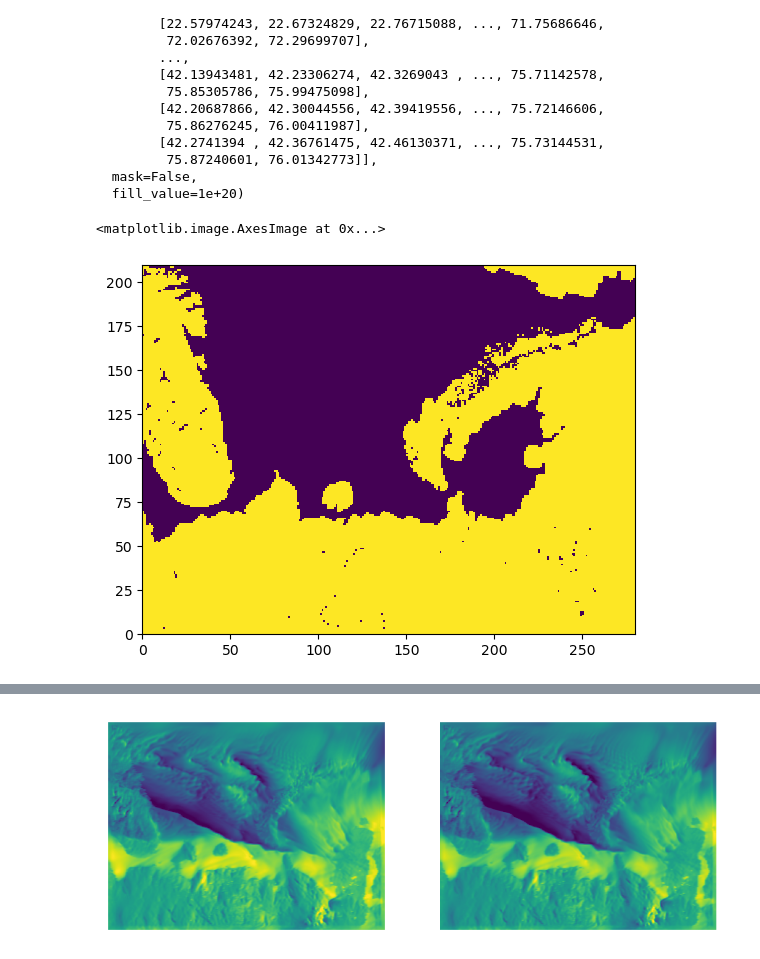
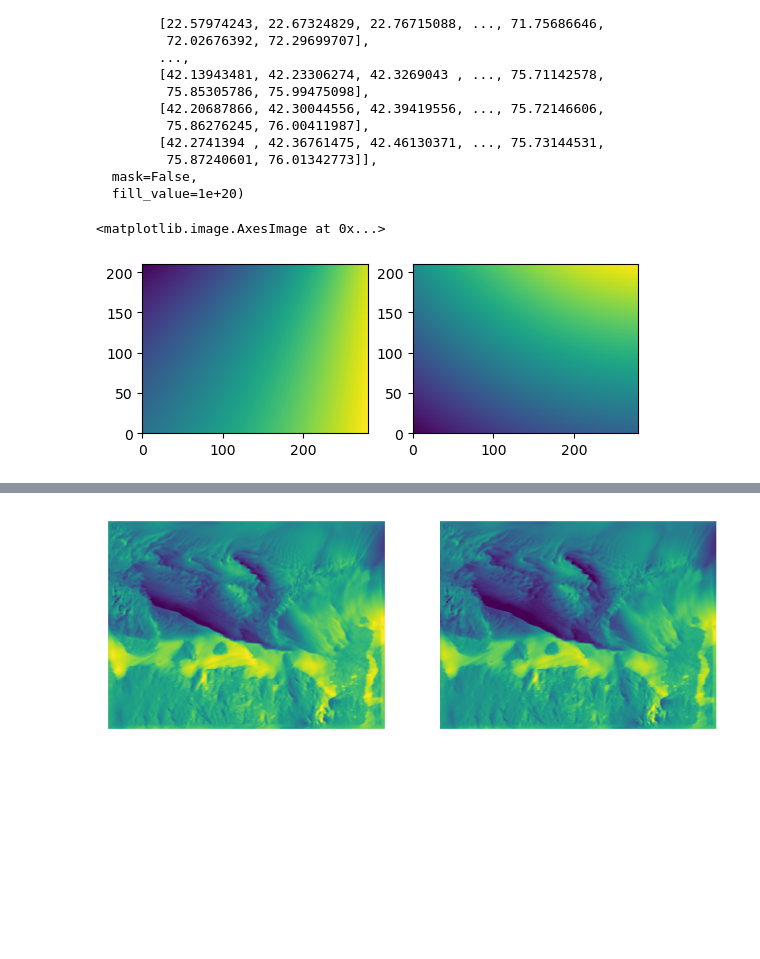
Before and after one commit to golikovva/WRFCorrection, a Jupyter notebook: debug_dataloader.ipynb, the cells around one changed output, grey strips where cells are left out. Saved outputs shown, nothing was run; the diff lists cells and outputs as text; code cells hidden in the pictures; blank space fills up the shorter version.

```diff
--- a/debug_dataloader.ipynb
+++ b/debug_dataloader.ipynb
@@ -46,10 +55,12 @@ masked_array(
   mask=False,
   fill_value=1e+20)
 # %%
-plt.imshow(train_dataset[1][0][0, 5], interpolation='none', extent=[0,280,0,210])
+fig, axs = plt.subplots(1, 2)
+axs[0].imshow(train_dataset[1][0][0, 5], interpolation='none', extent=[0,280,0,210])
+axs[1].imshow(train_dataset[1][0][0, 4], interpolation='none', extent=[0,280,0,210])
 # %% [output]
 <matplotlib.image.AxesImage at 0x...>
-[figure, old version]
+[figure, new version]
 # %%
 plt.imshow(train_dataset[1][0][0, 3]==0, interpolation='none', extent=[0,1,0,1])
 # %% [output]
```
Also changed, not shown: parts of 12 cells of this notebook, 20 other files.
